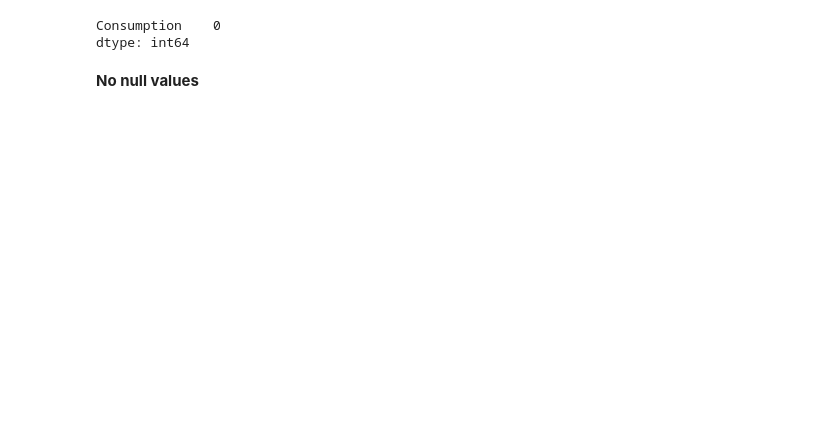
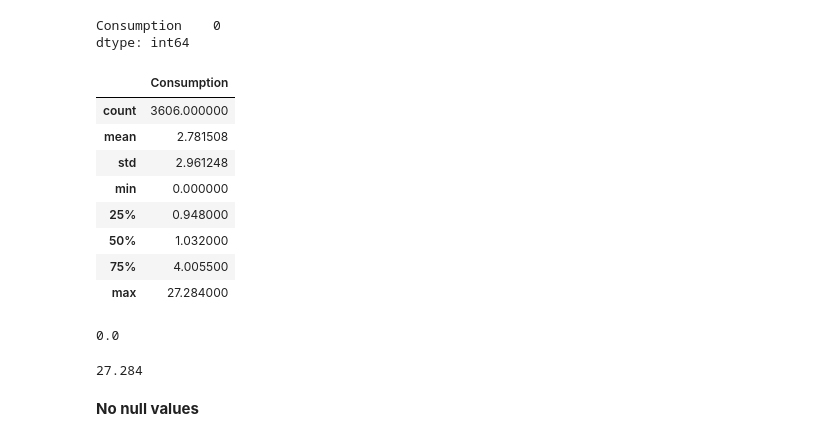
Before and after one commit to neeeal/data-dojo, a Jupyter notebook: time-series/House Hold Energy Data.ipynb, the cells around one changed output. Cells and saved outputs as stored; diff of their text form; code cells hidden in the pictures; blank space fills up the shorter version.

```diff
--- a/time-series/House Hold Energy Data.ipynb
+++ b/time-series/House Hold Energy Data.ipynb
@@ -39,0 +26,37 @@ data.head()
+# %%
+import pandas as pd
+
+# Set the directory containing the files
+files = os.listdir(path)
+
+# Initialize an empty list to store dataframes
+dataframes = []
+
+# Loop through the files in the directory
+for file in files:
+    # Create the full file path
+    file_path = os.path.join(path, file)
+
+    # Read the CSV file
+    data = pd.read_csv(file_path)
+
+    # Combine the 'TxnDate' and 'TxnTime' columns into a single datetime column
+    data['datetime'] = pd.to_datetime(data['TxnDate'] + ' ' + data['TxnTime'])
+
+    # Drop unnecessary columns
+    data = data.drop(["Unnamed: 0", "TxnTime", "TxnDate"], axis=1)
+
+    # Sort by datetime and set it as the index
+    data = data.sort_values(by="datetime").set_index("datetime")
+
+    # Append the processed dataframe to the list
+    dataframes.append(data)
+
+# Concatenate all the dataframes into a single dataframe
+data = pd.concat(dataframes)
+
+# Optionally, reset the index if needed
+# merged_data = merged_data.reset_index()
+
+# Display the first few rows of the merged data
+print(data.head())
@@ -44,5 +75,25 @@ pd.isnull(data).sum()
 # %% [output]
 Consumption    0
 dtype: int64
+# %%
+data.describe()
+# %% [output]
+|  | Consumption |
+| count | 3606.000000 |
+| mean | 2.781508 |
+| std | 2.961248 |
+| min | 0.000000 |
+| 25% | 0.948000 |
+| 50% | 1.032000 |
+| 75% | 4.005500 |
+| max | 27.284000 |
+# %%
+data["Consumption"].min()
+# %% [output]
+0.0
+# %%
+data["Consumption"].max()
+# %% [output]
+27.284
 # %% [markdown]
 <strong>No null values</strong>
```
Also changed, not shown: parts of 11 cells of this notebook, 1 other file.
